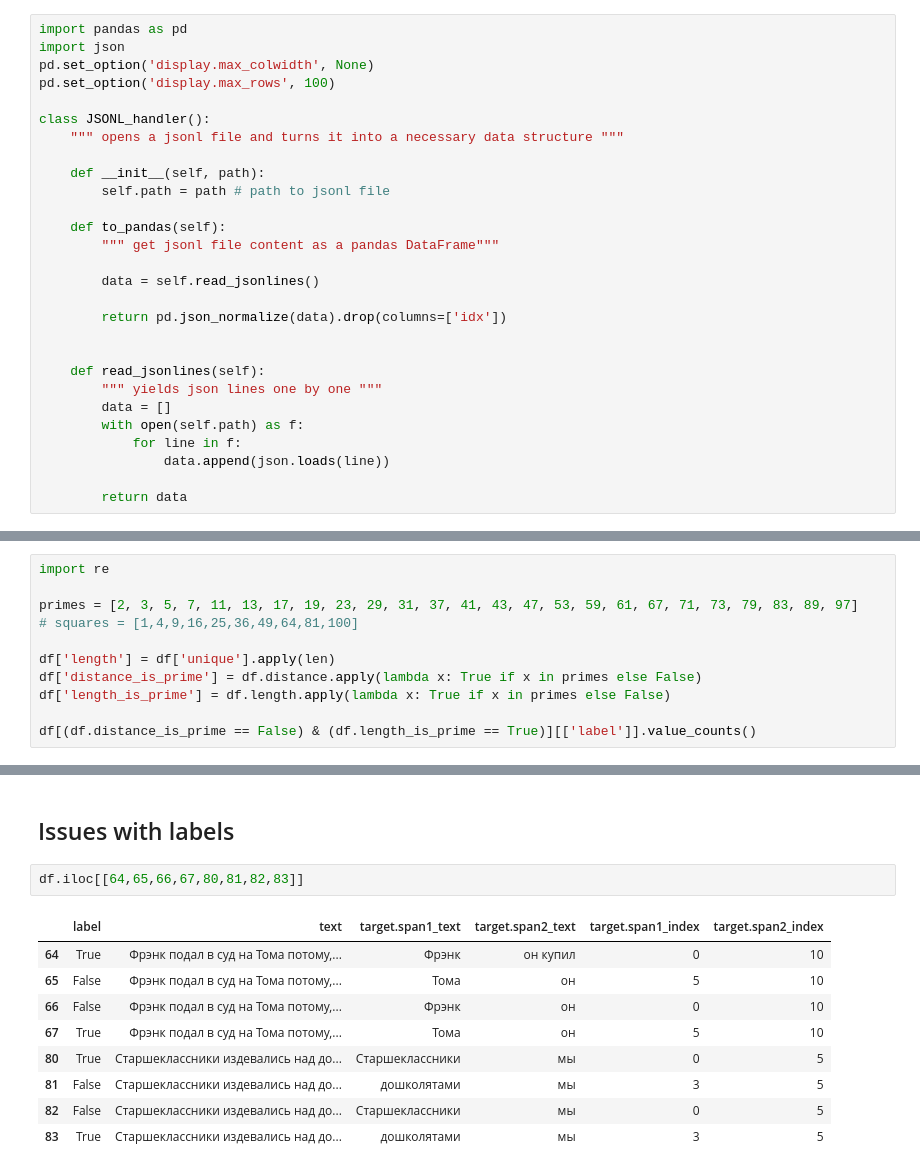
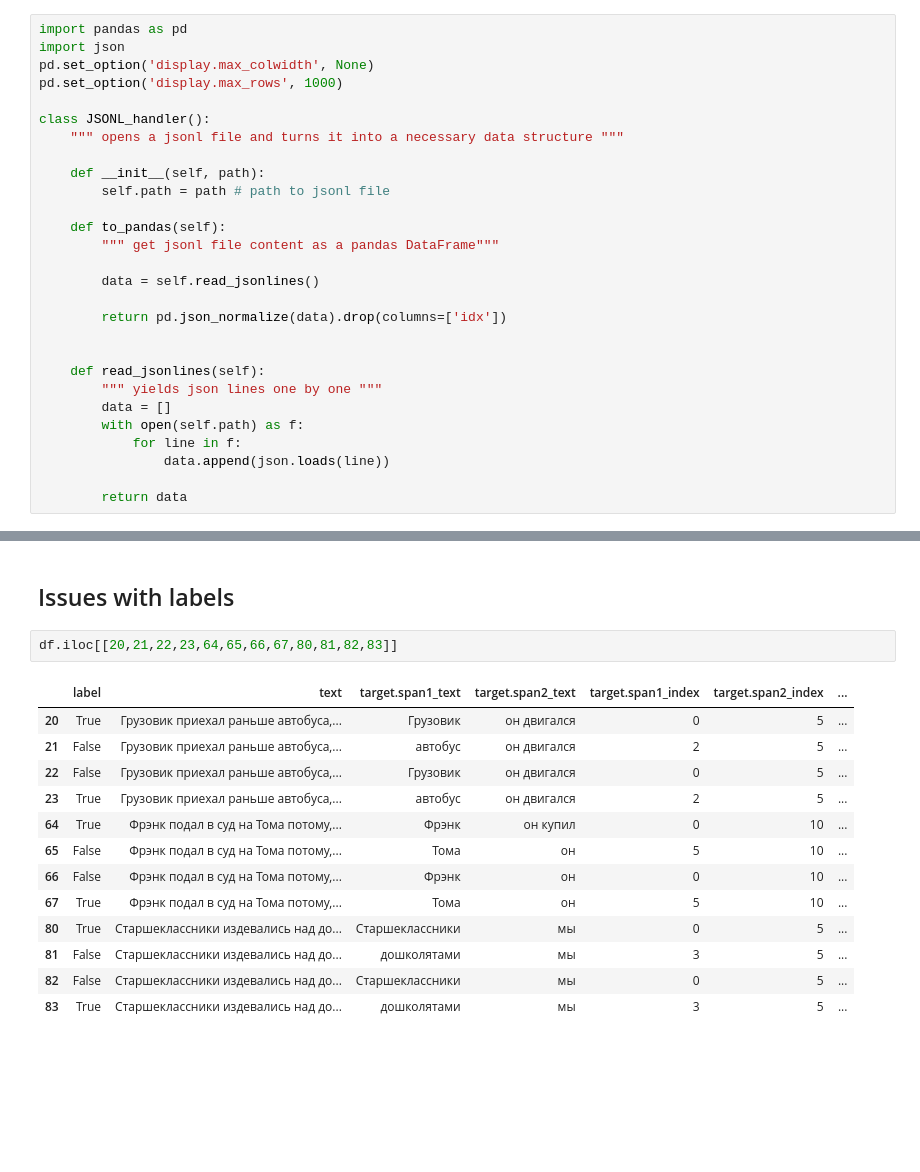
Before and after one commit to tatiana-iazykova/2020_HACK_RUSSIANSUPERGLUE, a Jupyter notebook: RSG_RWSD.ipynb, the cells around one changed output, grey strips where cells are left out. Saved outputs shown, nothing was run; the diff lists cells and outputs as text; blank space fills up the shorter version.

```diff
--- a/RSG_RWSD.ipynb
+++ b/RSG_RWSD.ipynb
@@ -120,7 +284,7 @@ weighted avg       0.53      0.55      0.41       204
 import pandas as pd
 import json
 pd.set_option('display.max_colwidth', None)
-pd.set_option('display.max_rows', 100)
+pd.set_option('display.max_rows', 1000)
 
 class JSONL_handler():
     """ opens a jsonl file and turns it into a necessary data structure """
@@ -263,11 +409,0 @@ dtype: int64
-# %%
-import re
-
-primes = [2, 3, 5, 7, 11, 13, 17, 19, 23, 29, 31, 37, 41, 43, 47, 53, 59, 61, 67, 71, 73, 79, 83, 89, 97]
-# squares = [1,4,9,16,25,36,49,64,81,100]
-
-df['length'] = df['unique'].apply(len)
-df['distance_is_prime'] = df.distance.apply(lambda x: True if x in primes else False)
-df['length_is_prime'] = df.length.apply(lambda x: True if x in primes else False)
-
-df[(df.distance_is_prime == False) & (df.length_is_prime == True)][['label']].value_counts()
@@ -349,14 +630,18 @@ y=True top features
 # %% [markdown]
 ## Issues with labels
 # %%
-df.iloc[[64,65,66,67,80,81,82,83]]
+df.iloc[[20,21,22,23,64,65,66,67,80,81,82,83]]
 # %% [output]
-|  | label | text | target.span1_text | target.span2_text | target.span1_index | target.span2_index |
-| 64 | True | Фрэнк подал в суд на Тома потому,... | Фрэнк | он купил | 0 | 10 |
-| 65 | False | Фрэнк подал в суд на Тома потому,... | Тома | он | 5 | 10 |
-| 66 | False | Фрэнк подал в суд на Тома потому,... | Фрэнк | он | 0 | 10 |
-| 67 | True | Фрэнк подал в суд на Тома потому,... | Тома | он | 5 | 10 |
-| 80 | True | Старшеклассники издевались над до... | Старшеклассники | мы | 0 | 5 |
-| 81 | False | Старшеклассники издевались над до... | дошколятами | мы | 3 | 5 |
-| 82 | False | Старшеклассники издевались над до... | Старшеклассники | мы | 0 | 5 |
-| 83 | True | Старшеклассники издевались над до... | дошколятами | мы | 3 | 5 |
+|  | label | text | target.span1_text | target.span2_text | target.span1_index | target.span2_index | ... |
+| 20 | True | Грузовик приехал раньше автобуса,... | Грузовик | он двигался | 0 | 5 | ... |
+| 21 | False | Грузовик приехал раньше автобуса,... | автобус | он двигался | 2 | 5 | ... |
+| 22 | False | Грузовик приехал раньше автобуса,... | Грузовик | он двигался | 0 | 5 | ... |
+| 23 | True | Грузовик приехал раньше автобуса,... | автобус | он двигался | 2 | 5 | ... |
+| 64 | True | Фрэнк подал в суд на Тома потому,... | Фрэнк | он купил | 0 | 10 | ... |
+| 65 | False | Фрэнк подал в суд на Тома потому,... | Тома | он | 5 | 10 | ... |
+| 66 | False | Фрэнк подал в суд на Тома потому,... | Фрэнк | он | 0 | 10 | ... |
+| 67 | True | Фрэнк подал в суд на Тома потому,... | Тома | он | 5 | 10 | ... |
+| 80 | True | Старшеклассники издевались над до... | Старшеклассники | мы | 0 | 5 | ... |
+| 81 | False | Старшеклассники издевались над до... | дошколятами | мы | 3 | 5 | ... |
+| 82 | False | Старшеклассники издевались над до... | Старшеклассники | мы | 0 | 5 | ... |
+| 83 | True | Старшеклассники издевались над до... | дошколятами | мы | 3 | 5 | ... |
```
Also changed, not shown: parts of 23 cells of this notebook.
